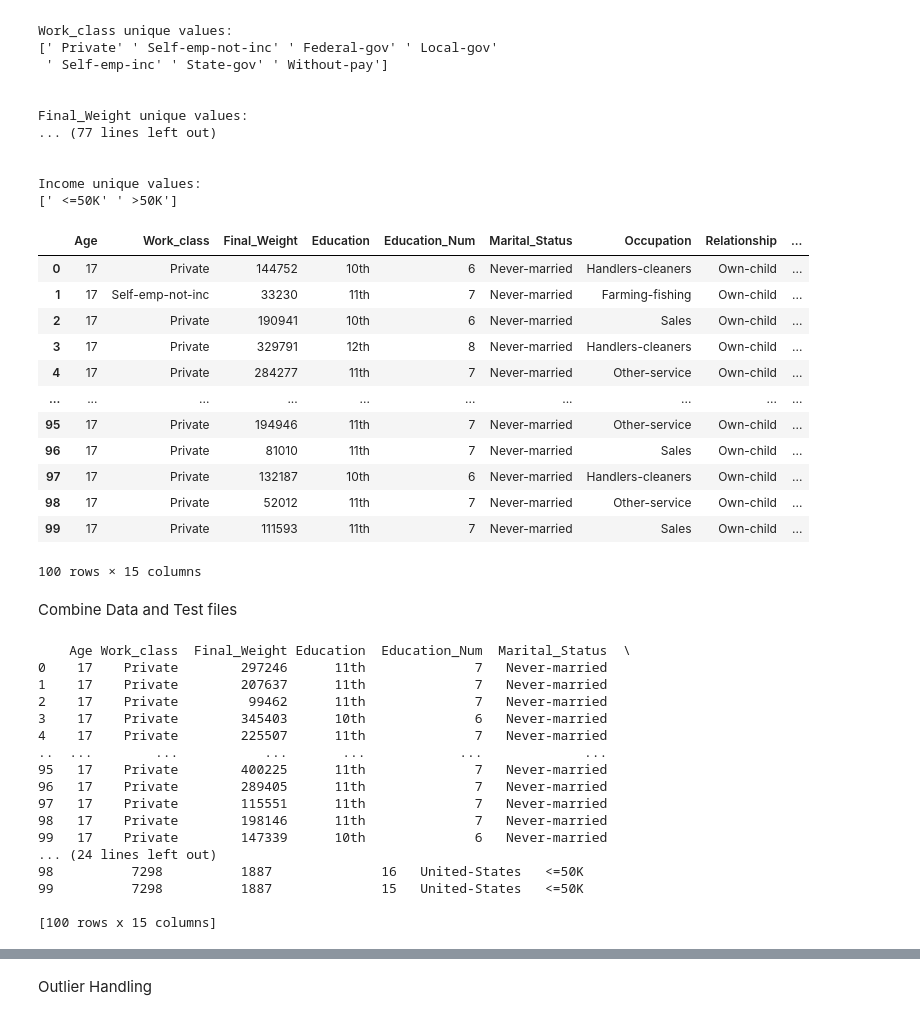
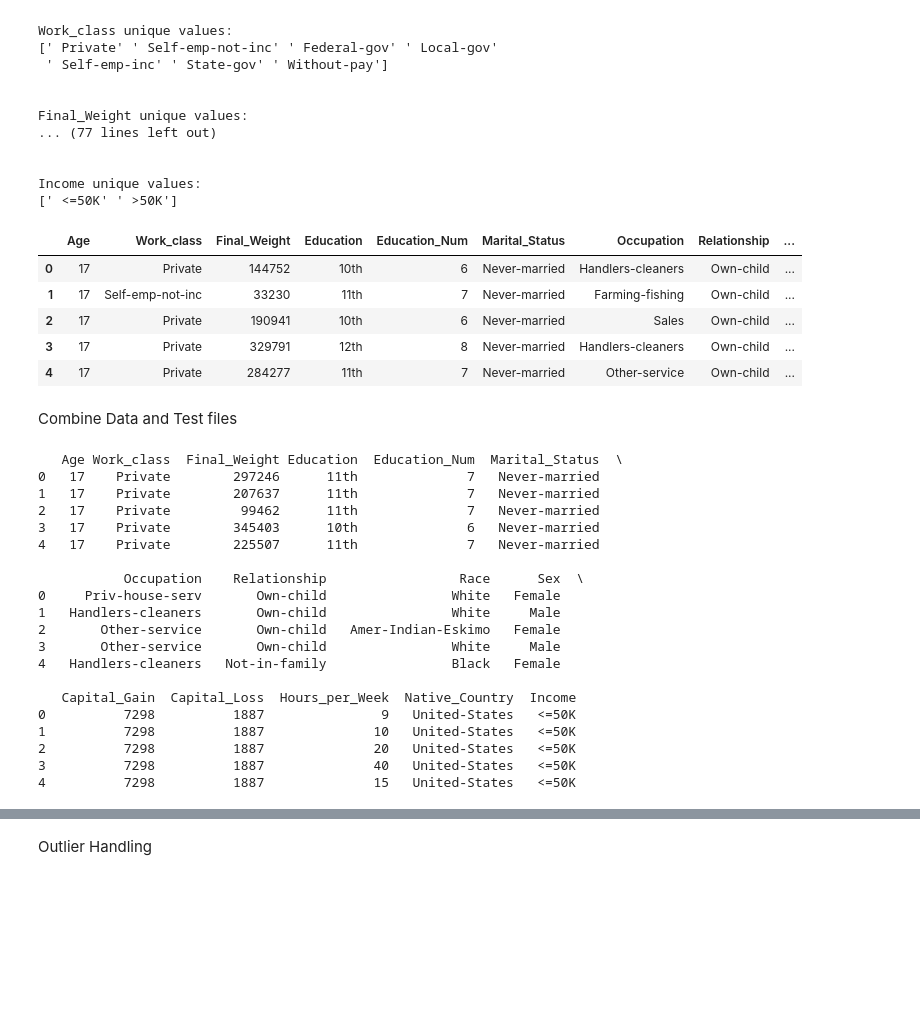
Before and after one commit to ShamalRthnayaka/Income-Prediction, a Jupyter notebook: DataPreprocessing.ipynb, the cells around one changed output, grey strips where cells are left out. Cells and saved outputs as stored; diff of their text form; code cells hidden in the pictures; blank space fills up the shorter version.

```diff
--- a/DataPreprocessing.ipynb
+++ b/DataPreprocessing.ipynb
@@ -292,21 +348,14 @@ Income unique values:
 [' <=50K' ' >50K']
 # %%
 adult_test = pd.read_csv("adult_test_processed.csv")
-adult_test.head(100)
+adult_test.head()
 # %% [output]
 |  | Age | Work_class | Final_Weight | Education | Education_Num | Marital_Status | Occupation | Relationship | ... |
 | 0 | 17 | Private | 144752 | 10th | 6 | Never-married | Handlers-cleaners | Own-child | ... |
 | 1 | 17 | Self-emp-not-inc | 33230 | 11th | 7 | Never-married | Farming-fishing | Own-child | ... |
 | 2 | 17 | Private | 190941 | 10th | 6 | Never-married | Sales | Own-child | ... |
 | 3 | 17 | Private | 329791 | 12th | 8 | Never-married | Handlers-cleaners | Own-child | ... |
 | 4 | 17 | Private | 284277 | 11th | 7 | Never-married | Other-service | Own-child | ... |
-| ... | ... | ... | ... | ... | ... | ... | ... | ... | ... |
-| 95 | 17 | Private | 194946 | 11th | 7 | Never-married | Other-service | Own-child | ... |
-| 96 | 17 | Private | 81010 | 11th | 7 | Never-married | Sales | Own-child | ... |
-| 97 | 17 | Private | 132187 | 10th | 6 | Never-married | Handlers-cleaners | Own-child | ... |
-| 98 | 17 | Private | 52012 | 11th | 7 | Never-married | Other-service | Own-child | ... |
-| 99 | 17 | Private | 111593 | 11th | 7 | Never-married | Sales | Own-child | ... |
-100 rows × 15 columns
 # %% [markdown]
 Combine Data and Test files
 # %%
@@ -314,28 +363,31 @@ Combine Data and Test files
 concatenated_df = pd.concat([adult_data, adult_test], ignore_index=True)
 
 # Display the first few rows of the concatenated DataFrame
-print(concatenated_df.head(100))
+print(concatenated_df.head())
 
 # Save the concatenated DataFrame to a new CSV file
 concatenated_df.to_csv('concatenated_data.csv', index=False)
 # %% [output]
-    Age Work_class  Final_Weight Education  Education_Num  Marital_Status  \
-0    17    Private        297246      11th              7   Never-married
-1    17    Private        207637      11th              7   Never-married
-2    17    Private         99462      11th              7   Never-married
-3    17    Private        345403      10th              6   Never-married
-4    17    Private        225507      11th              7   Never-married
-..  ...        ...           ...       ...            ...             ...
-95   17    Private        400225      11th              7   Never-married
-96   17    Private        289405      11th              7   Never-married
-97   17    Private        115551      11th              7   Never-married
-98   17    Private        198146      11th              7   Never-married
-99   17    Private        147339      10th              6   Never-married
-... (24 lines left out)
-98          7298          1887              16   United-States   <=50K
-99          7298          1887              15   United-States   <=50K
+   Age Work_class  Final_Weight Education  Education_Num  Marital_Status  \
+0   17    Private        297246      11th              7   Never-married
+1   17    Private        207637      11th              7   Never-married
+2   17    Private         99462      11th              7   Never-married
+3   17    Private        345403      10th              6   Never-married
+4   17    Private        225507      11th              7   Never-married
 
-[100 rows x 15 columns]
+           Occupation    Relationship                 Race      Sex  \
+0     Priv-house-serv       Own-child                White   Female
+1   Handlers-cleaners       Own-child                White     Male
+2       Other-service       Own-child   Amer-Indian-Eskimo   Female
+3       Other-service       Own-child                White     Male
+4   Handlers-cleaners   Not-in-family                Black   Female
+
+   Capital_Gain  Capital_Loss  Hours_per_Week  Native_Country  Income
+0          7298          1887               9   United-States   <=50K
+1          7298          1887              10   United-States   <=50K
+2          7298          1887              20   United-States   <=50K
+3          7298          1887              40   United-States   <=50K
+4          7298          1887              15   United-States   <=50K
 # %%
 concatenated_df.info()
 # %% [output]
```
Also changed, not shown: parts of 13 cells of this notebook, 1 other file.
